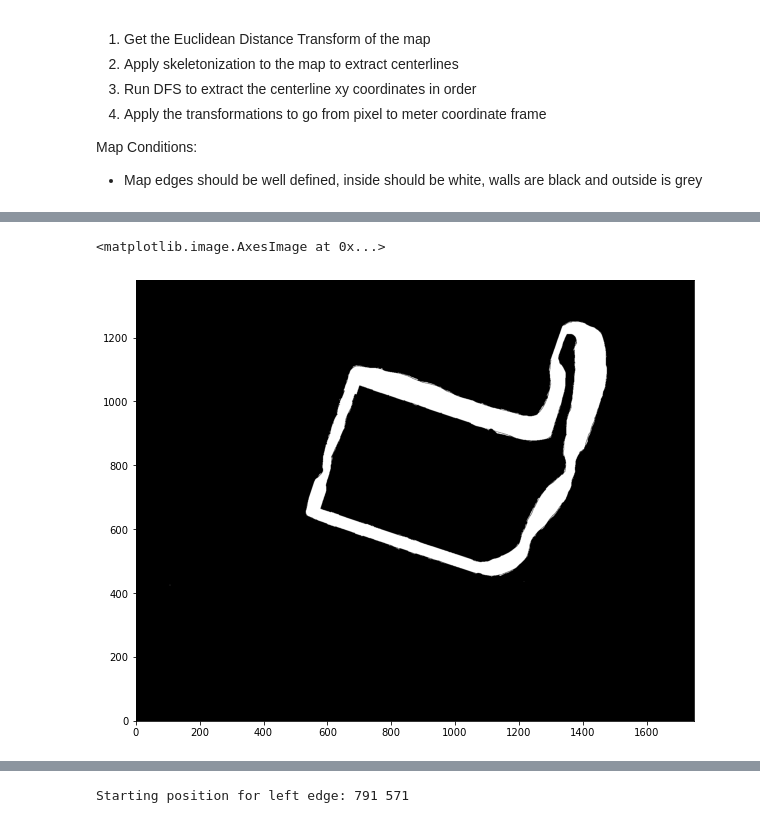
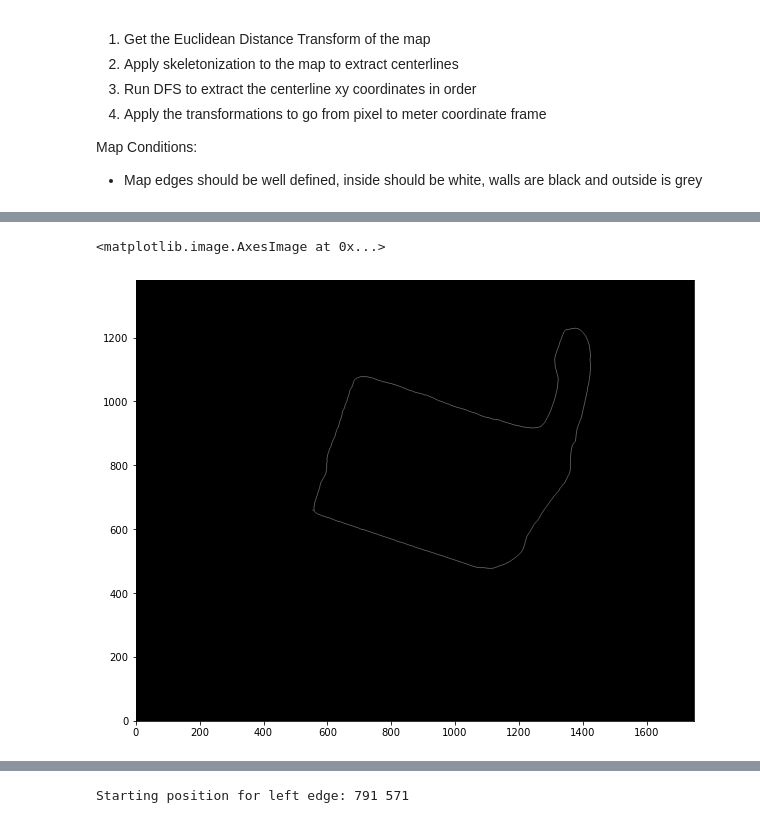
Before and after one commit to ynahum/Raceline-Optimization, a Jupyter notebook: map_converter.ipynb, the cells around one changed output, grey strips where cells are left out. Saved outputs shown, nothing was run; the diff lists cells and outputs as text; code cells hidden in the pictures.

```diff
--- a/map_converter.ipynb
+++ b/map_converter.ipynb
@@ -59,6 +80,7 @@ array([[0., 0., 0., ..., 0., 0., 0.],
 # %%
 plt.figure(figsize=(10, 10))
-plt.imshow(map_img, cmap='gray', origin='lower')
+centerline = skeletonize(centers)
+plt.imshow(centerline, origin='lower', cmap='gray')
 # %% [output]
 <matplotlib.image.AxesImage at 0x...>
-[figure, old version]
+[figure, new version]
```
Also changed, not shown: parts of 7 cells of this notebook, 5 other files.
